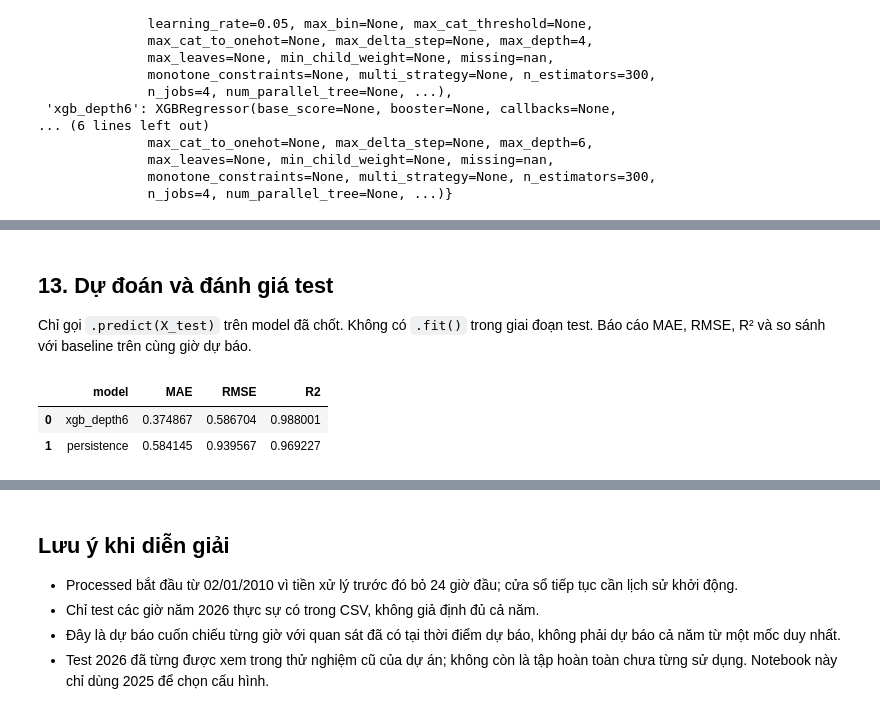
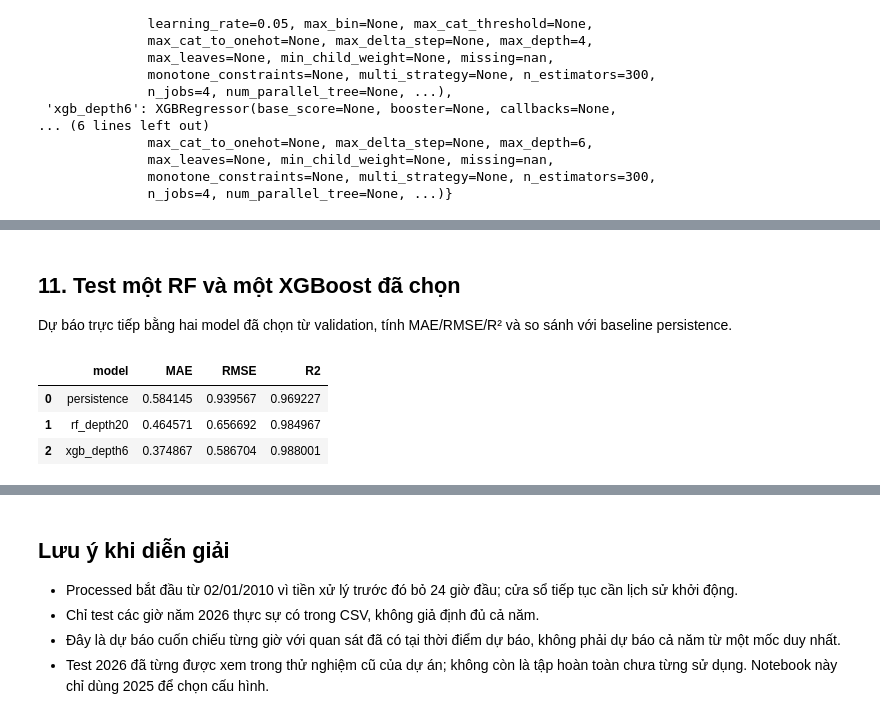
Before and after one commit to dinhhuy410/Weather-Forecasting-ystem, a Jupyter notebook: train_model/ml_models.ipynb, the cells around one changed output, grey strips where cells are left out. Cells and saved outputs as stored; diff of their text form; code cells hidden in the pictures.

```diff
--- a/train_model/ml_models.ipynb
+++ b/train_model/ml_models.ipynb
@@ -160,8 +127,0 @@ Cell đầu gọi hàm chia tập. Cell sau giữ thông tin thời gian để l
-# %%
-n_train = int((windows["label_time"] < VALIDATION_START).sum())
-
-X_train, X_valid, y_train, y_valid = train_test_split(
-    windows["X"], windows["y"],
-    train_size=n_train,
-    shuffle=False,
-)
@@ -201,6 +130,12 @@ display(split_summary)
 
 MAE/RMSE tính theo °C. Baseline persistence dự báo nhiệt độ tương lai bằng nhiệt độ tại giờ dự báo. Bảng validation và dự đoán của từng cấu hình sẽ được bổ sung ở các cell train bên dưới.
 # %%
+# Giờ và nhiệt độ cuối mỗi cửa sổ, dùng để đánh giá validation.
+forecast_times = data_times[WINDOW_HOURS - 1:-1]
+current_temperature = temperature[WINDOW_HOURS - 1:-1]
+valid_forecast_times = forecast_times[train_count:]
+valid_baseline = current_temperature[train_count:]
+
 def regression_metrics(actual, predicted):
     return {
         "MAE": float(mean_absolute_error(actual, predicted)),
@@ -209,11 +144,11 @@ def regression_metrics(actual, predicted):
     }
 
 validation_scores = [{
-    "model": "persistence", **regression_metrics(y_valid, valid_persistence), "fit_seconds": 0.0,
+    "model": "persistence", **regression_metrics(y_valid, valid_baseline), "fit_seconds": 0.0,
 }]
 validation_predictions = pd.DataFrame({
     "forecast_time": valid_forecast_times, "label_time": valid_label_times,
-    "actual": y_valid, "persistence": valid_persistence,
+    "actual": y_valid, "persistence": valid_baseline,
 })
 trained_models = {}
 display(pd.DataFrame(validation_scores))
@@ -450,23 +303,31 @@ Giờ dự báo đầu test: 2025-12-31 23:00:00
 # %% [markdown]
-## 13. Dự đoán và đánh giá test
+## 11. Test một RF và một XGBoost đã chọn
 
-Chỉ gọi `.predict(X_test)` trên model đã chốt. Không có `.fit()` trong giai đoạn test. Báo cáo MAE, RMSE, R² và so sánh với baseline trên cùng giờ dự báo.
+Dự báo trực tiếp bằng hai model đã chọn từ validation, tính MAE/RMSE/R² và so sánh với baseline persistence.
 # %%
-y_test_pred = frozen_model.predict(X_test)
-test_persistence = test_windows["persistence"]
-test_metrics = pd.DataFrame([
-    {"model": frozen_bundle["model_name"], **regression_metrics(y_test, y_test_pred)},
-    {"model": "persistence", **regression_metrics(y_test, test_persistence)},
-])
+test_temperature = test_data_with_history[TARGET_COLUMN].to_numpy(dtype=np.float32)
+test_baseline = test_temperature[WINDOW_HOURS - 1:-1]
+test_data_times = pd.DatetimeIndex(test_data_with_history["time"])
 test_predictions = pd.DataFrame({
-    "window_start": test_windows["window_start"], "forecast_time": test_windows["forecast_time"],
-    "label_time": test_label_times, "actual": y_test,
-    "predicted": y_test_pred, "persistence": test_persistence,
+    "window_start": test_data_times[:len(y_test)],
+    "forecast_time": test_data_times[WINDOW_HOURS - 1:-1],
+    "label_time": test_label_times, "actual": y_test, "persistence": test_baseline,
 })
+test_scores = [{"model": "persistence", **regression_metrics(y_test, test_baseline)}]
+
+for name, model in selected_models.items():
+    prediction = model.predict(X_test)
+    test_predictions[name] = prediction
+    test_scores.append({"model": name, **regression_metrics(y_test, prediction)})
+
+test_metrics = pd.DataFrame(test_scores)
 test_metrics.to_csv(RUN_DIR / "test_metrics.csv", index=False)
 test_predictions.to_csv(RUN_DIR / "test_predictions.csv", index=False)
+validation_metrics.to_csv(RUN_DIR / "validation_metrics.csv", index=False)
+validation_predictions.to_csv(RUN_DIR / "validation_predictions.csv", index=False)
 display(test_metrics)
 # %% [output]
 |  | model | MAE | RMSE | R2 |
-| 0 | xgb_depth6 | 0.374867 | 0.586704 | 0.988001 |
-| 1 | persistence | 0.584145 | 0.939567 | 0.969227 |
+| 0 | persistence | 0.584145 | 0.939567 | 0.969227 |
+| 1 | rf_depth20 | 0.464571 | 0.656692 | 0.984967 |
+| 2 | xgb_depth6 | 0.374867 | 0.586704 | 0.988001 |
```
Also changed, not shown: parts of 28 cells of this notebook, 3 other files.
